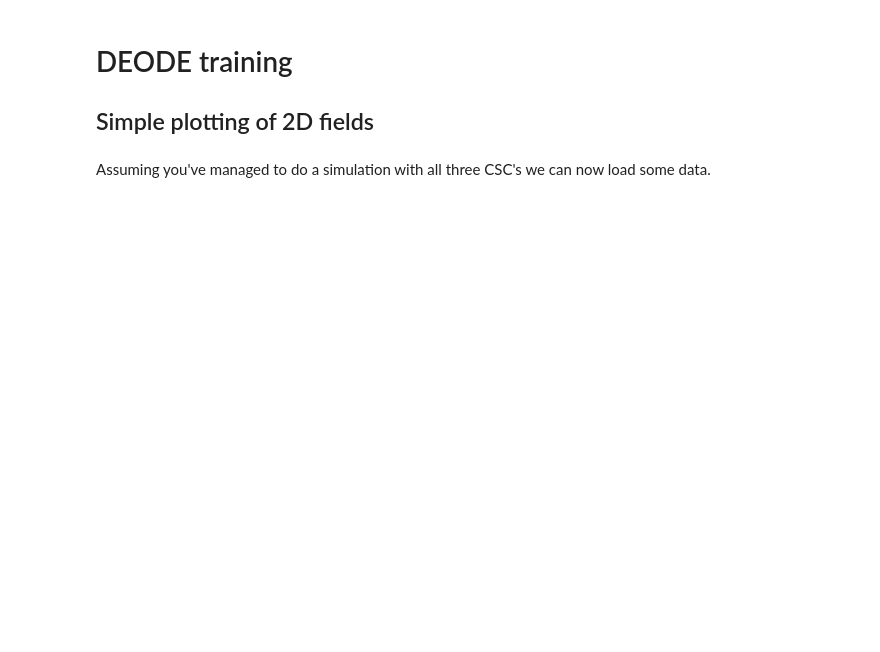
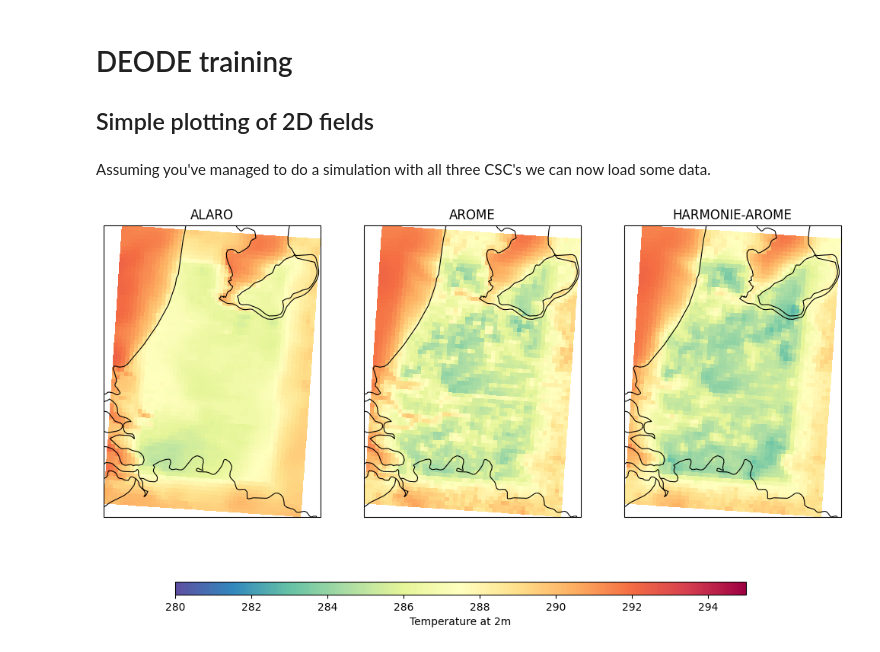
Before and after one commit to destination-earth-digital-twins/DE330_Training_2024, a Jupyter notebook: Exercises/Plot/basic_2Dplots.ipynb, the cells around one changed output. Drawn from its saved outputs; the diff is of its cells as text; code cells hidden in the pictures; blank space fills up the shorter version.

```diff
--- a/Exercises/Plot/basic_2Dplots.ipynb
+++ b/Exercises/Plot/basic_2Dplots.ipynb
@@ -5,6 +5,7 @@
 # Personal info
 username = 'nknt'
 path_to_exercises = f'/home/{username}/deode/DE330_Training_2024/Exercises/'
+path_to_domain = f'/perm/{username}/git/github/natalieth/deode/develop/deode/data/config_files/include/domains/DEMO_60x80_2500m.toml'
 # %%
 # load some useful libraries
 import os,sys
@@ -27,3 +28,45 @@ Assuming you've managed to do a simulation with all three CSC's we can now load
 d_alar = f'/ec/res4/scratch/{username}/deode/CY48t3_ALARO/archive/'
 d_arom = f'/ec/res4/scratch/{username}/deode/CY48t3_AROME/archive/'
 d_harm = f'/ec/res4/scratch/{username}/deode/CY46h1_HARMONIE_AROME/archive/'
+# %%
+####### Domain #######
+f_domain = toml.load(path_to_domain)
+domain = {'nx': f_domain['nimax'], 'ny': f_domain['njmax'],'name': f_domain['name'],'ezone':11}
+# %%
+####### read 2m Temperature during one time #######
+
+init_time = datetime(2023,9,16,0)
+lead_time = time(hour = 5, minute = 00) # offset from the model run time
+
+ft2_alar =xr.open_dataset(d_alar+f"{init_time.year:04d}/{init_time.month:02d}/{init_time.day:02d}/{init_time.hour:02d}/GRIBPFDEOD{domain['name']}+{(lead_time.hour):04d}h{lead_time.minute:02d}m00s",
+                            engine='cfgrib',backend_kwargs={'filter_by_keys':{'stepType':
+                                            'instant','shortName': '2t'}})
+
+ft2_arom =xr.open_dataset(d_arom+f"{init_time.year:04d}/{init_time.month:02d}/{init_time.day:02d}/{init_time.hour:02d}/GRIBPFDEOD{domain['name']}+{(lead_time.hour):04d}h{lead_time.minute:02d}m00s",
+                            engine='cfgrib',backend_kwargs={'filter_by_keys':{'stepType':
+                                            'instant','shortName': '2t'}})
+ft2_harm =xr.open_dataset(d_harm+f"{init_time.year:04d}/{init_time.month:02d}/{init_time.day:02d}/{init_time.hour:02d}/GRIBPFDEOD{domain['name']}+{(lead_time.hour):04d}h{lead_time.minute:02d}m00s",
+                            engine='cfgrib',backend_kwargs={'filter_by_keys':{'stepType':
+                                            'instant','shortName': '2t'}})
+dims = (domain['ny'],domain['nx'])
+lon = np.reshape(np.array(ft2_arom.longitude),dims)
+lat = np.reshape(np.array(ft2_arom.latitude),dims)
+t2_alar = np.reshape(np.array(ft2_alar.t2m),dims)
+t2_arom = np.reshape(np.array(ft2_arom.t2m),dims)
+t2_harm = np.reshape(np.array(ft2_harm.t2m),dims)
+# %%
+####### First plots #######
+tmin = 280
+tmax = 295
+fig,ax = setup_map_subplots(1,3)
+fig.set_size_inches(12.5, 8.5)
+ax[0].set_title('ALARO')
+im = ax[0].pcolormesh(lon,lat,t2_alar,vmin=tmin,vmax=tmax,cmap='Spectral_r',transform=ccrs.PlateCarree())
+ax[1].set_title('AROME')
+im = ax[1].pcolormesh(lon,lat,t2_arom,vmin=tmin,vmax=tmax,cmap='Spectral_r',transform=ccrs.PlateCarree())
+ax[2].set_title('HARMONIE-AROME')
+im = ax[2].pcolormesh(lon,lat,t2_harm,vmin=tmin,vmax=tmax,cmap='Spectral_r',transform=ccrs.PlateCarree())
+cbar_ax = fig.add_axes([0.2, 0.15, 0.6, 0.02])
+cbar=fig.colorbar(im, cax=cbar_ax,orientation='horizontal',label='Temperature at 2m')
+# %% [output]
+[figure, added]
```
